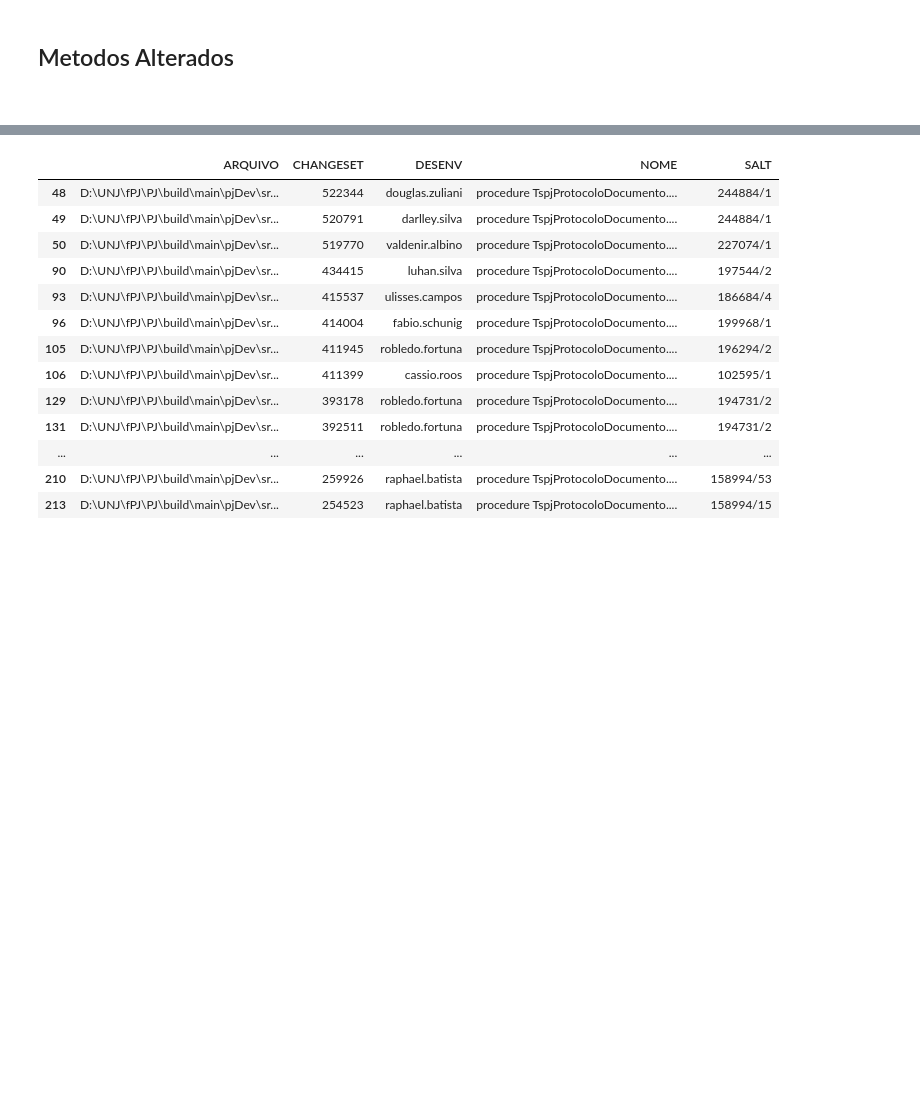
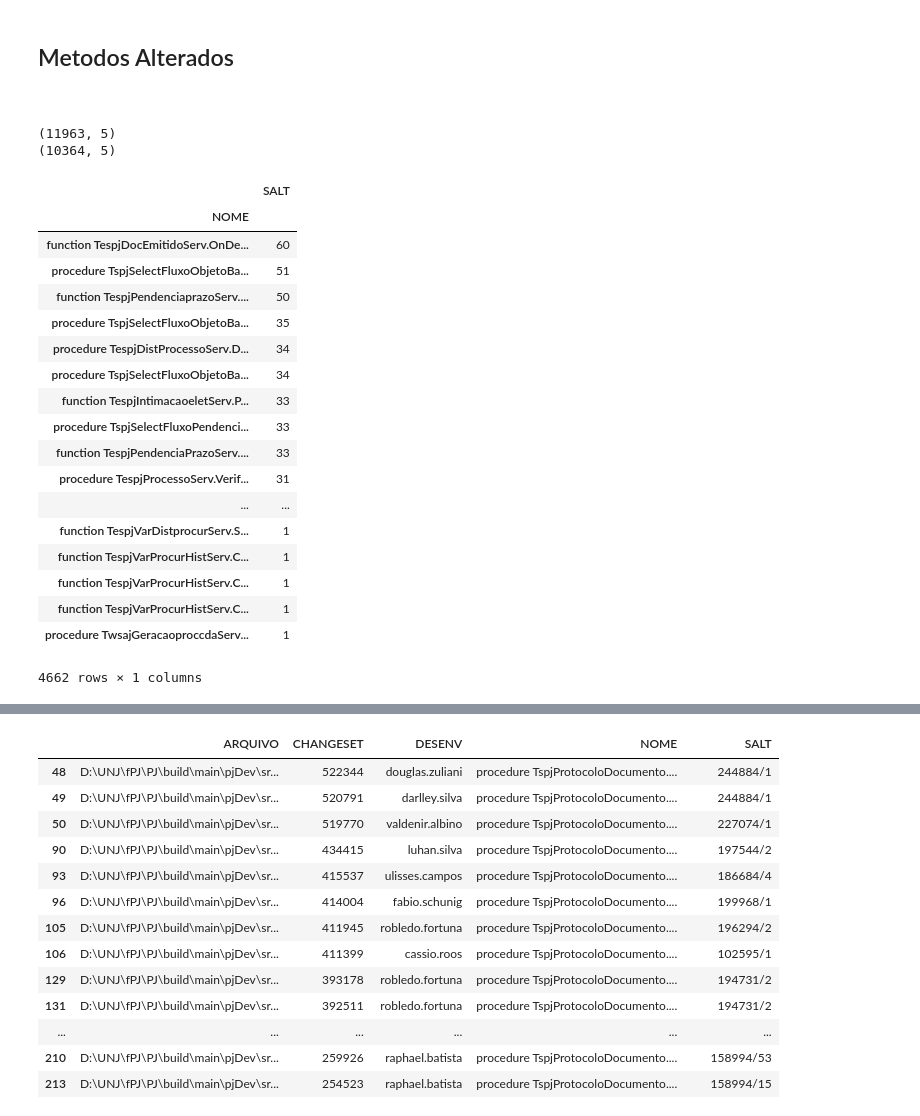
Before and after one commit to wilianselzlein/Metricas, a Jupyter notebook: Alteracoes.ipynb, the cells around one changed output, grey strips where cells are left out. Drawn from its saved outputs; the diff is of its cells as text; code cells hidden in the pictures; blank space fills up the shorter version.

```diff
--- a/Alteracoes.ipynb
+++ b/Alteracoes.ipynb
@@ -55,3 +58,31 @@ def HorasMetodo(df, ApenasCorrecao):
+# %%
+df = pd.read_csv('csv\\Servidor.csv', encoding='ISO-8859-1', delimiter=',')
+print (df.shape)
+df = RemoverMetodos(df)
+print (df.shape)
+df.groupby(['NOME'])['SALT'].count().to_frame().sort_values(by='SALT', ascending=False)
+# %% [output]
+(11963, 5)
+(10364, 5)
+|  | SALT |
+| NOME |  |
+| function TespjDocEmitidoServ.OnDe... | 60 |
+| procedure TspjSelectFluxoObjetoBa... | 51 |
+| function TespjPendenciaprazoServ.... | 50 |
+| procedure TspjSelectFluxoObjetoBa... | 35 |
+| procedure TespjDistProcessoServ.D... | 34 |
+| procedure TspjSelectFluxoObjetoBa... | 34 |
+| function TespjIntimacaoeletServ.P... | 33 |
+| procedure TspjSelectFluxoPendenci... | 33 |
+| function TespjPendenciaPrazoServ.... | 33 |
+| procedure TespjProcessoServ.Verif... | 31 |
+| ... | ... |
+| function TespjVarDistprocurServ.S... | 1 |
+| function TespjVarProcurHistServ.C... | 1 |
+| function TespjVarProcurHistServ.C... | 1 |
+| function TespjVarProcurHistServ.C... | 1 |
+| procedure TwsajGeracaoproccdaServ... | 1 |
+4662 rows × 1 columns
 # %%
 def Alteracoes(ApenasCorrecao):
     for caminho in caminhos:
```
Also changed, not shown: parts of 8 cells of this notebook, 1 other file.
